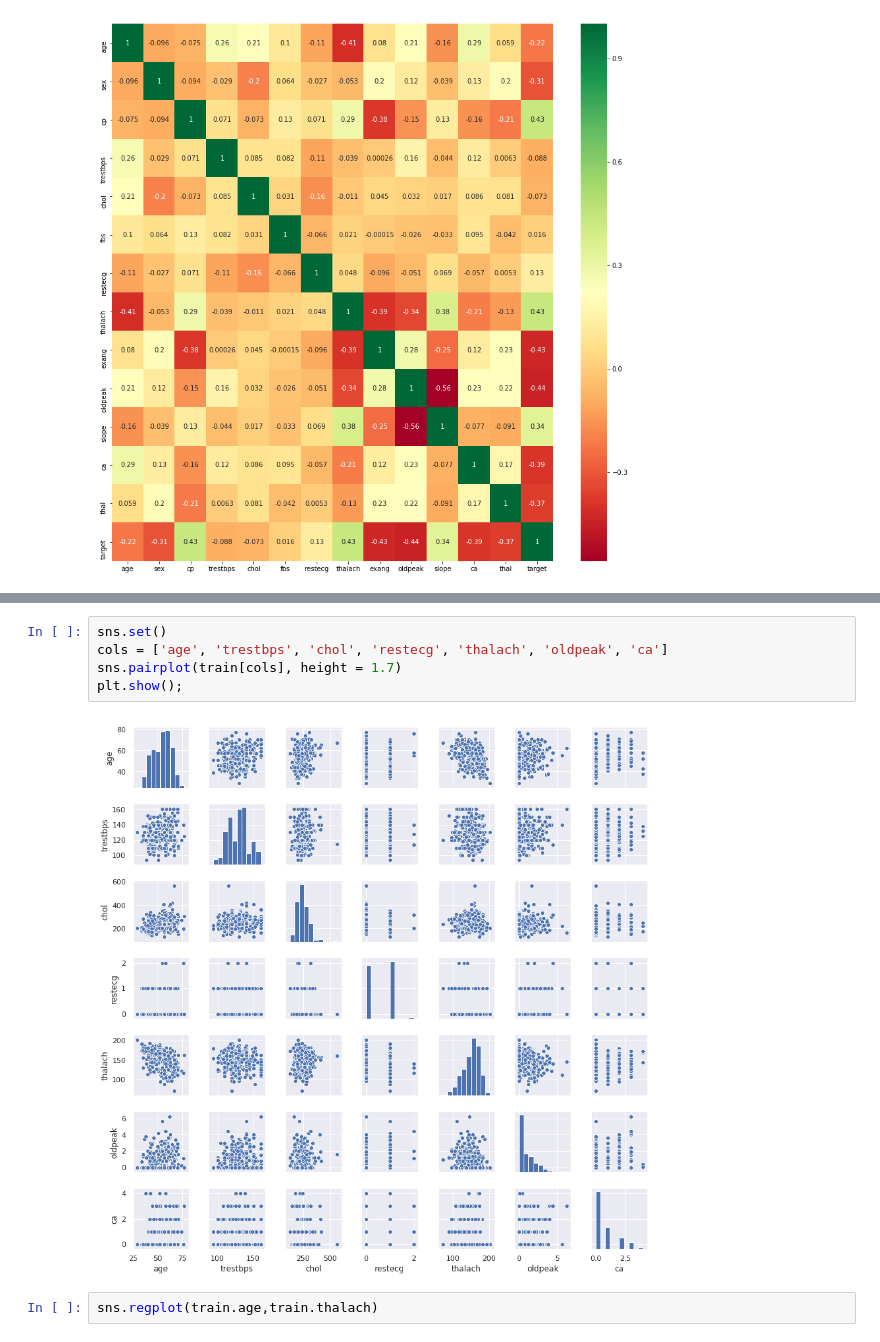
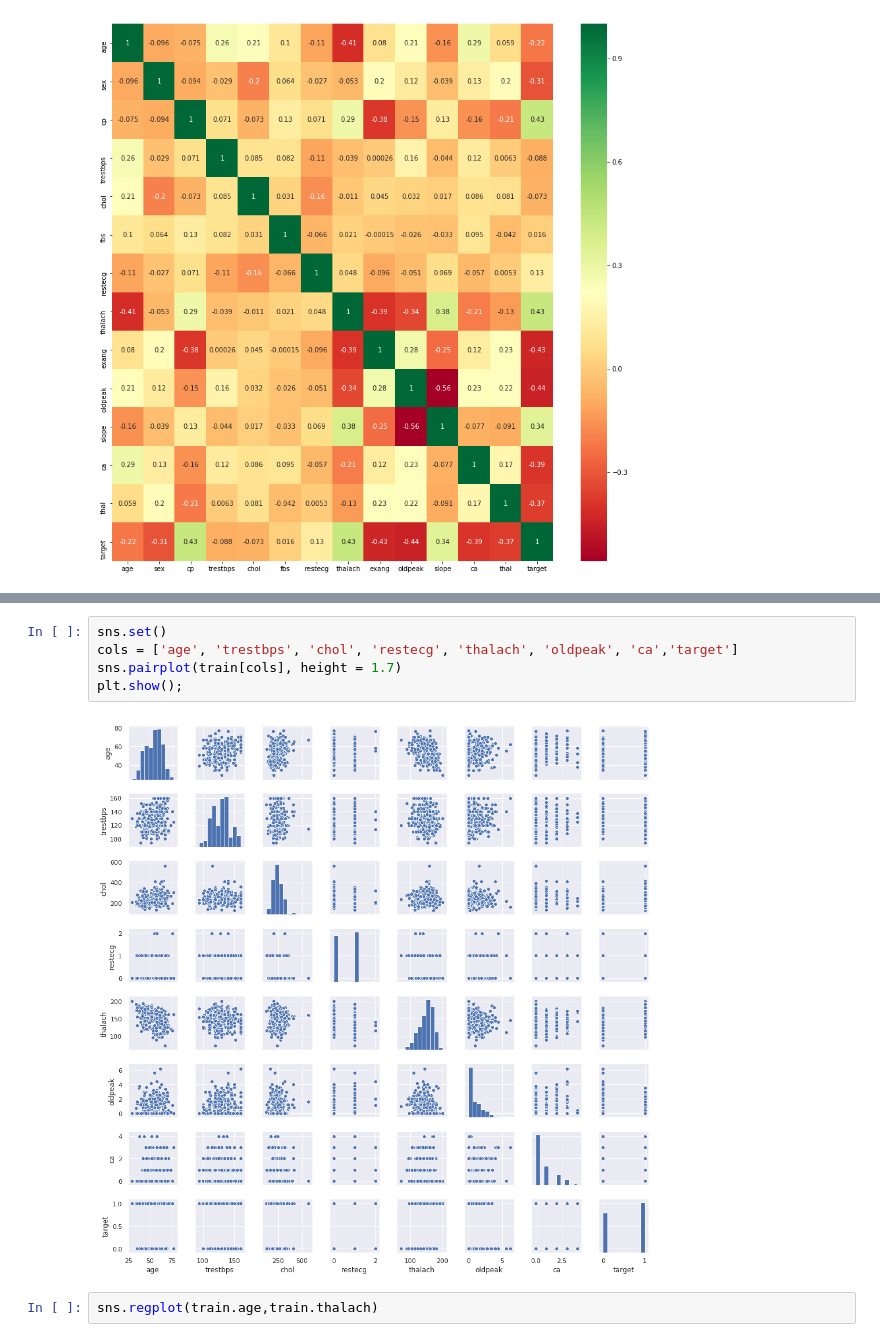
Before and after one commit to louispranata/UTS_ML2019_12741423, a Jupyter notebook: Assignment_2.ipynb, the cells around one changed output, grey strips where cells are left out. Cells and saved outputs as stored; diff of their text form.

```diff
--- a/Assignment_2.ipynb
+++ b/Assignment_2.ipynb
@@ -118,10 +138,10 @@ sns.barplot(train.slope,train.oldpeak)
 # %%
 sns.set()
-cols = ['age', 'trestbps', 'chol', 'restecg', 'thalach', 'oldpeak', 'ca']
+cols = ['age', 'trestbps', 'chol', 'restecg', 'thalach', 'oldpeak', 'ca','target']
 sns.pairplot(train[cols], height = 1.7)
 plt.show();
 # %% [output]
-[figure, old version]
+[figure, new version]
 # %%
 sns.regplot(train.age,train.thalach)
 # %% [output]
```
Also changed, not shown: parts of 5 cells of this notebook.
